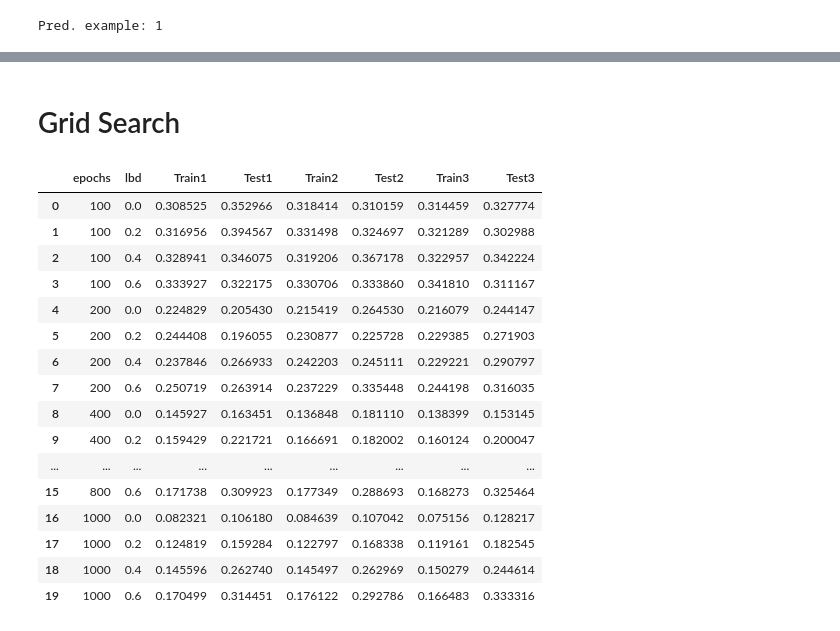
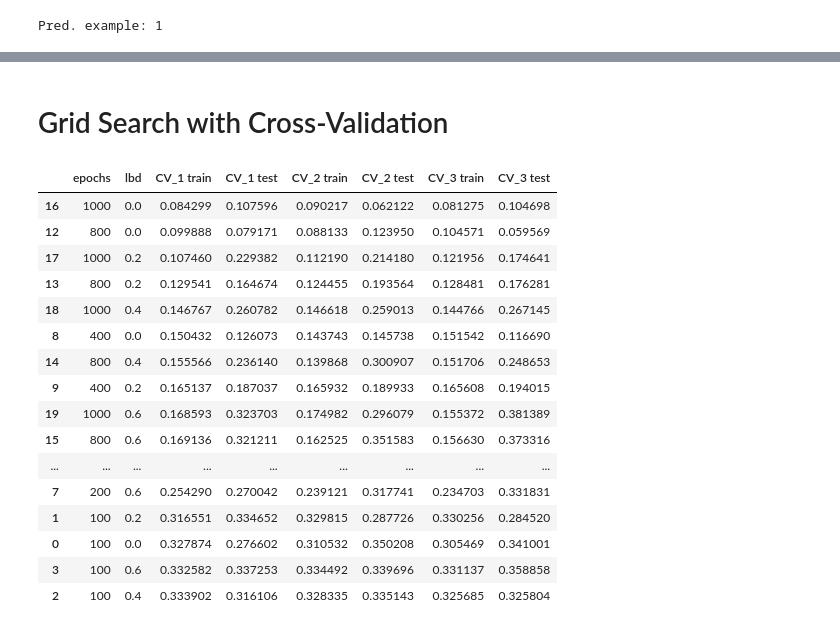
Before and after one commit to mpereira19/Si, a Jupyter notebook: scripts/eval2.ipynb, the cells around one changed output, grey strips where cells are left out. Cells and saved outputs as stored; diff of their text form; code cells hidden in the pictures.

```diff
--- a/scripts/eval2.ipynb
+++ b/scripts/eval2.ipynb
@@ -190,2 +191,2 @@ cv.toDataframe()
 # %% [markdown]
-# Grid Search
+# Grid Search with Cross-Validation
@@ -192,23 +195,25 @@ cv.toDataframe()
 # %%
-parameters = {'epochs': [100,200,400,800,1000], 'lbd': [0,0.2,0.4,0.6]}
+parameters ={'epochs':[100,200,400,800,1000],'lbd':[0,0.2,0.4,0.6]}
 gs = GridSearchCV(logreg, dataset, parameters, cv=3, split=0.8)
 gs.run()
-gs.toDataframe()
+df = gs.toDataframe()
-# %% [output]
-|  | epochs | lbd | Train1 | Test1 | Train2 | Test2 | Train3 | Test3 |
-| 0 | 100 | 0.0 | 0.308525 | 0.352966 | 0.318414 | 0.310159 | 0.314459 | 0.327774 |
-| 1 | 100 | 0.2 | 0.316956 | 0.394567 | 0.331498 | 0.324697 | 0.321289 | 0.302988 |
-| 2 | 100 | 0.4 | 0.328941 | 0.346075 | 0.319206 | 0.367178 | 0.322957 | 0.342224 |
-| 3 | 100 | 0.6 | 0.333927 | 0.322175 | 0.330706 | 0.333860 | 0.341810 | 0.311167 |
-| 4 | 200 | 0.0 | 0.224829 | 0.205430 | 0.215419 | 0.264530 | 0.216079 | 0.244147 |
-| 5 | 200 | 0.2 | 0.244408 | 0.196055 | 0.230877 | 0.225728 | 0.229385 | 0.271903 |
-| 6 | 200 | 0.4 | 0.237846 | 0.266933 | 0.242203 | 0.245111 | 0.229221 | 0.290797 |
-| 7 | 200 | 0.6 | 0.250719 | 0.263914 | 0.237229 | 0.335448 | 0.244198 | 0.316035 |
-| 8 | 400 | 0.0 | 0.145927 | 0.163451 | 0.136848 | 0.181110 | 0.138399 | 0.153145 |
-| 9 | 400 | 0.2 | 0.159429 | 0.221721 | 0.166691 | 0.182002 | 0.160124 | 0.200047 |
-| ... | ... | ... | ... | ... | ... | ... | ... | ... |
-| 15 | 800 | 0.6 | 0.171738 | 0.309923 | 0.177349 | 0.288693 | 0.168273 | 0.325464 |
-| 16 | 1000 | 0.0 | 0.082321 | 0.106180 | 0.084639 | 0.107042 | 0.075156 | 0.128217 |
-| 17 | 1000 | 0.2 | 0.124819 | 0.159284 | 0.122797 | 0.168338 | 0.119161 | 0.182545 |
-| 18 | 1000 | 0.4 | 0.145596 | 0.262740 | 0.145497 | 0.262969 | 0.150279 | 0.244614 |
-| 19 | 1000 | 0.6 | 0.170499 | 0.314451 | 0.176122 | 0.292786 | 0.166483 | 0.333316 |
+# %%
+df.sort_values(by=['CV_1 train','CV_1 test'])
+# %% [output]
+|  | epochs | lbd | CV_1 train | CV_1 test | CV_2 train | CV_2 test | CV_3 train | CV_3 test |
+| 16 | 1000 | 0.0 | 0.084299 | 0.107596 | 0.090217 | 0.062122 | 0.081275 | 0.104698 |
+| 12 | 800 | 0.0 | 0.099888 | 0.079171 | 0.088133 | 0.123950 | 0.104571 | 0.059569 |
+| 17 | 1000 | 0.2 | 0.107460 | 0.229382 | 0.112190 | 0.214180 | 0.121956 | 0.174641 |
+| 13 | 800 | 0.2 | 0.129541 | 0.164674 | 0.124455 | 0.193564 | 0.128481 | 0.176281 |
+| 18 | 1000 | 0.4 | 0.146767 | 0.260782 | 0.146618 | 0.259013 | 0.144766 | 0.267145 |
+| 8 | 400 | 0.0 | 0.150432 | 0.126073 | 0.143743 | 0.145738 | 0.151542 | 0.116690 |
+| 14 | 800 | 0.4 | 0.155566 | 0.236140 | 0.139868 | 0.300907 | 0.151706 | 0.248653 |
+| 9 | 400 | 0.2 | 0.165137 | 0.187037 | 0.165932 | 0.189933 | 0.165608 | 0.194015 |
+| 19 | 1000 | 0.6 | 0.168593 | 0.323703 | 0.174982 | 0.296079 | 0.155372 | 0.381389 |
+| 15 | 800 | 0.6 | 0.169136 | 0.321211 | 0.162525 | 0.351583 | 0.156630 | 0.373316 |
+| ... | ... | ... | ... | ... | ... | ... | ... | ... |
+| 7 | 200 | 0.6 | 0.254290 | 0.270042 | 0.239121 | 0.317741 | 0.234703 | 0.331831 |
+| 1 | 100 | 0.2 | 0.316551 | 0.334652 | 0.329815 | 0.287726 | 0.330256 | 0.284520 |
+| 0 | 100 | 0.0 | 0.327874 | 0.276602 | 0.310532 | 0.350208 | 0.305469 | 0.341001 |
+| 3 | 100 | 0.6 | 0.332582 | 0.337253 | 0.334492 | 0.339696 | 0.331137 | 0.358858 |
+| 2 | 100 | 0.4 | 0.333902 | 0.316106 | 0.328335 | 0.335143 | 0.325685 | 0.325804 |
```
Also changed, not shown: parts of 8 cells of this notebook, 10 other files.
